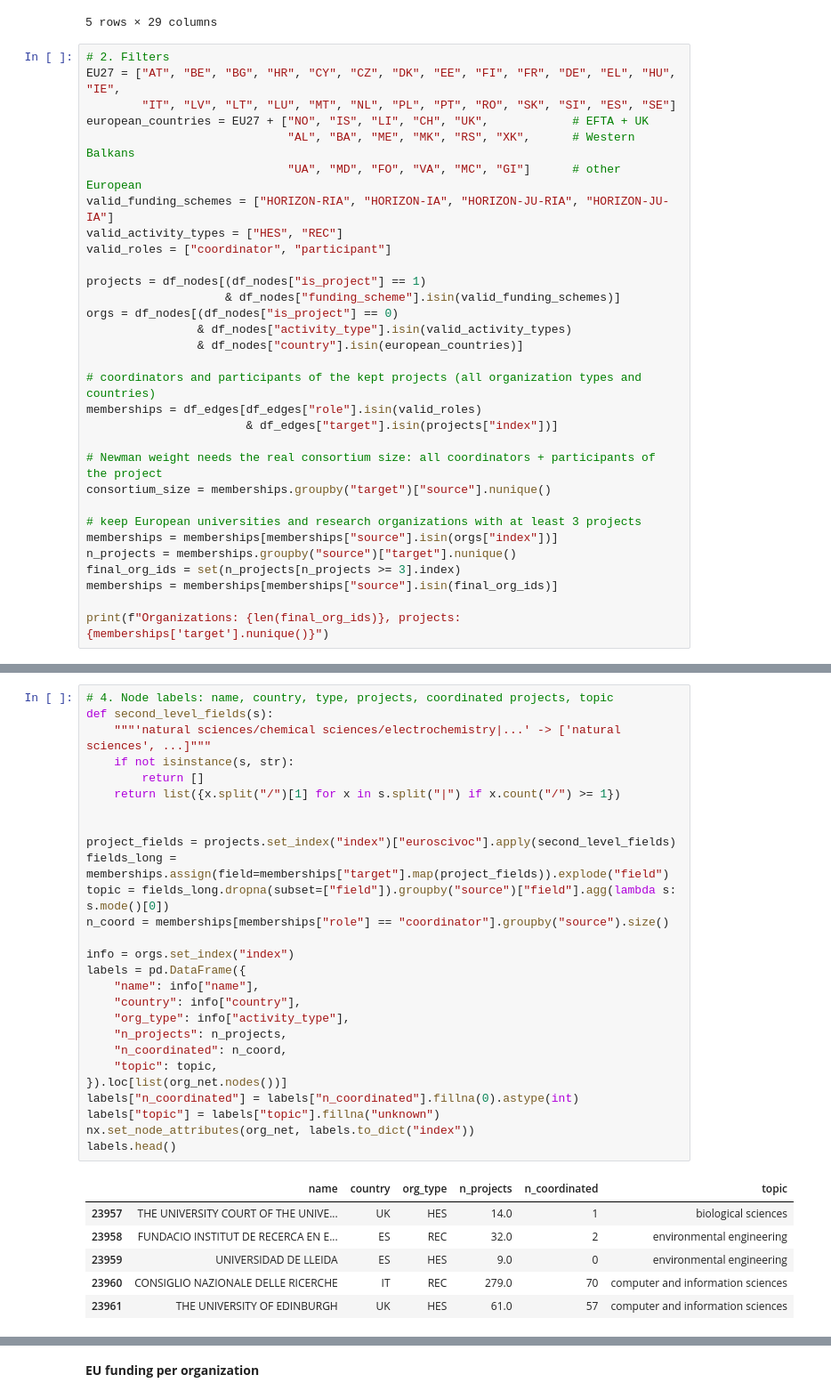
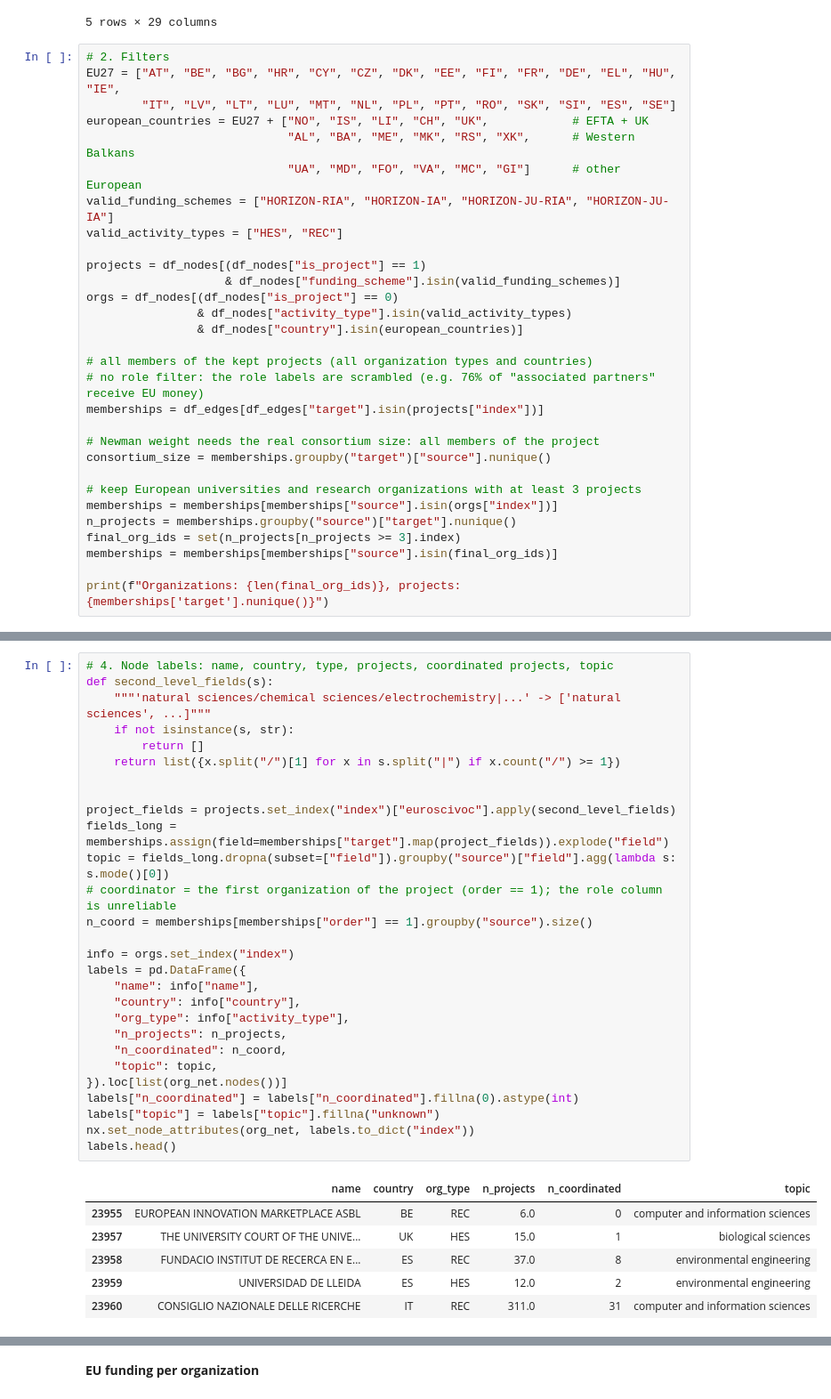
Before and after one commit to lindatruong/ANS-Project-2026, a Jupyter notebook: network_project_new.ipynb, the cells around one changed output, grey strips where cells are left out. Shown at 89% size. Saved outputs shown, nothing was run; the diff lists cells and outputs as text.

```diff
--- a/network_project_new.ipynb
+++ b/network_project_new.ipynb
@@ -55,7 +49,6 @@ european_countries = EU27 + ["NO", "IS", "LI", "CH", "UK",            # EFTA + U
                              "UA", "MD", "FO", "VA", "MC", "GI"]      # other European
 valid_funding_schemes = ["HORIZON-RIA", "HORIZON-IA", "HORIZON-JU-RIA", "HORIZON-JU-IA"]
 valid_activity_types = ["HES", "REC"]
-valid_roles = ["coordinator", "participant"]
 
 projects = df_nodes[(df_nodes["is_project"] == 1)
                     & df_nodes["funding_scheme"].isin(valid_funding_schemes)]
@@ -63,11 +56,11 @@ orgs = df_nodes[(df_nodes["is_project"] == 0)
                 & df_nodes["activity_type"].isin(valid_activity_types)
                 & df_nodes["country"].isin(european_countries)]
 
-# coordinators and participants of the kept projects (all organization types and countries)
-memberships = df_edges[df_edges["role"].isin(valid_roles)
-                       & df_edges["target"].isin(projects["index"])]
+# all members of the kept projects (all organization types and countries)
+# no role filter: the role labels are scrambled (e.g. 76% of "associated partners" receive EU money)
+memberships = df_edges[df_edges["target"].isin(projects["index"])]
 
-# Newman weight needs the real consortium size: all coordinators + participants of the project
+# Newman weight needs the real consortium size: all members of the project
 consortium_size = memberships.groupby("target")["source"].nunique()
 
 # keep European universities and research organizations with at least 3 projects
@@ -108,37 +101,38 @@ Number of components: 1
 # %%
 # 4. Node labels: name, country, type, projects, coordinated projects, topic
 def second_level_fields(s):
     """'natural sciences/chemical sciences/electrochemistry|...' -> ['natural sciences', ...]"""
     if not isinstance(s, str):
         return []
     return list({x.split("/")[1] for x in s.split("|") if x.count("/") >= 1})
 
 
 project_fields = projects.set_index("index")["euroscivoc"].apply(second_level_fields)
 fields_long = memberships.assign(field=memberships["target"].map(project_fields)).explode("field")
 topic = fields_long.dropna(subset=["field"]).groupby("source")["field"].agg(lambda s: s.mode()[0])
-n_coord = memberships[memberships["role"] == "coordinator"].groupby("source").size()
+# coordinator = the first organization of the project (order == 1); the role column is unreliable
+n_coord = memberships[memberships["order"] == 1].groupby("source").size()
 
 info = orgs.set_index("index")
 labels = pd.DataFrame({
     "name": info["name"],
     "country": info["country"],
     "org_type": info["activity_type"],
     "n_projects": n_projects,
     "n_coordinated": n_coord,
     "topic": topic,
 }).loc[list(org_net.nodes())]
 labels["n_coordinated"] = labels["n_coordinated"].fillna(0).astype(int)
 labels["topic"] = labels["topic"].fillna("unknown")
 nx.set_node_attributes(org_net, labels.to_dict("index"))
 labels.head()
 # %% [output]
 |  | name | country | org_type | n_projects | n_coordinated | topic |
-| 23957 | THE UNIVERSITY COURT OF THE UNIVE... | UK | HES | 14.0 | 1 | biological sciences |
-| 23958 | FUNDACIO INSTITUT DE RECERCA EN E... | ES | REC | 32.0 | 2 | environmental engineering |
-| 23959 | UNIVERSIDAD DE LLEIDA | ES | HES | 9.0 | 0 | environmental engineering |
-| 23960 | CONSIGLIO NAZIONALE DELLE RICERCHE | IT | REC | 279.0 | 70 | computer and information sciences |
-| 23961 | THE UNIVERSITY OF EDINBURGH | UK | HES | 61.0 | 57 | computer and information sciences |
+| 23955 | EUROPEAN INNOVATION MARKETPLACE ASBL | BE | REC | 6.0 | 0 | computer and information sciences |
+| 23957 | THE UNIVERSITY COURT OF THE UNIVE... | UK | HES | 15.0 | 1 | biological sciences |
+| 23958 | FUNDACIO INSTITUT DE RECERCA EN E... | ES | REC | 37.0 | 8 | environmental engineering |
+| 23959 | UNIVERSIDAD DE LLEIDA | ES | HES | 12.0 | 2 | environmental engineering |
+| 23960 | CONSIGLIO NAZIONALE DELLE RICERCHE | IT | REC | 311.0 | 31 | computer and information sciences |
 # %%
 # 5. Louvain: 20 runs, keep the one with the highest modularity
 runs = [community_louvain.best_partition(org_net, weight="weight", random_state=s) for s in range(20)]
```
Also changed, not shown: parts of 27 cells of this notebook.
